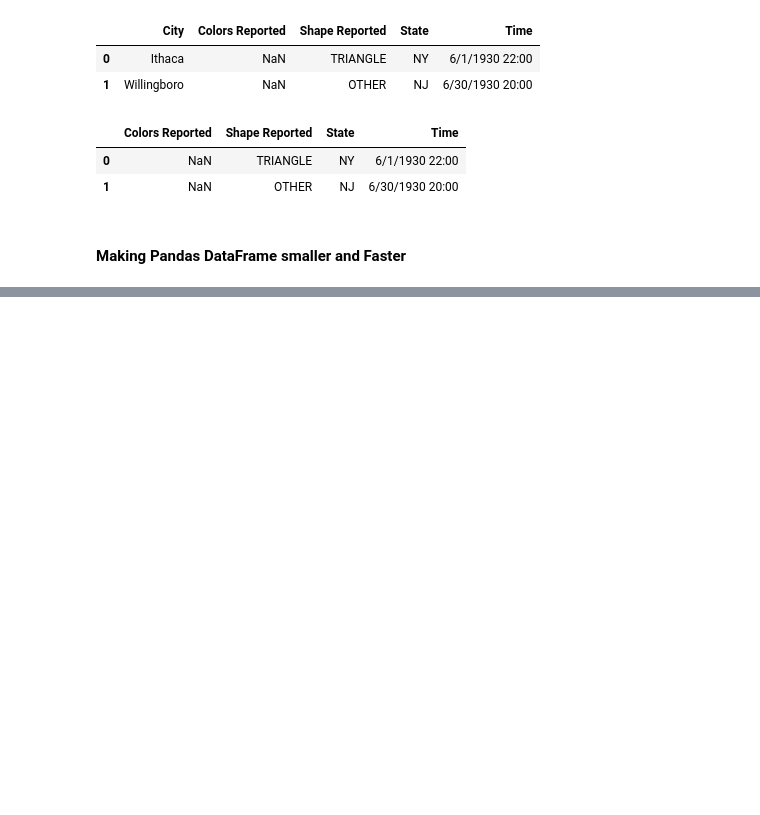
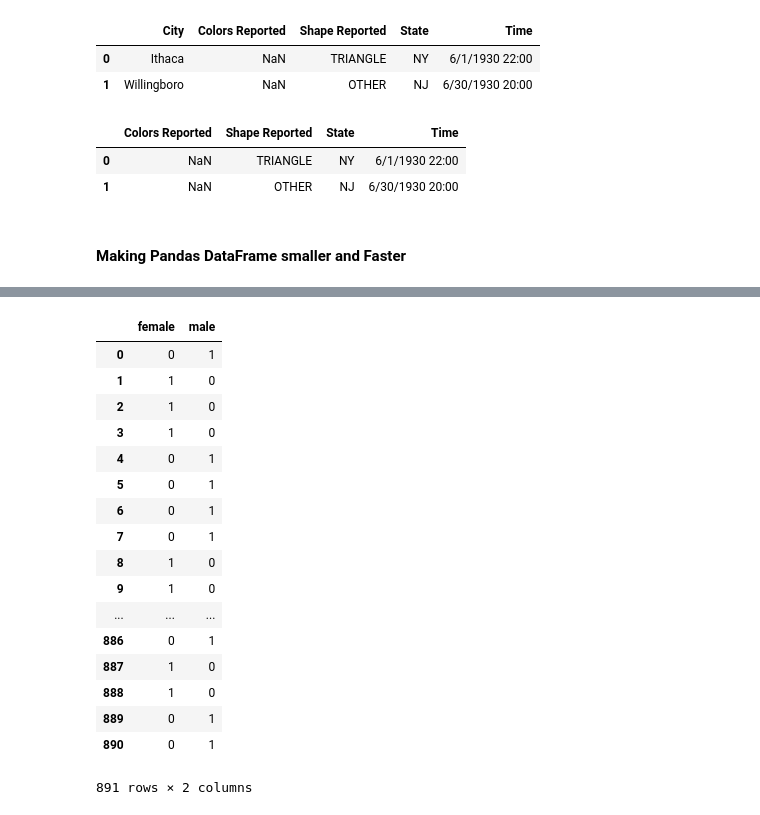
Before and after one commit to shmehta21/Pandas_demo, a Jupyter notebook: pandas.ipynb, the cells around one changed output, grey strips where cells are left out. Drawn from its saved outputs; the diff is of its cells as text; code cells hidden in the pictures; blank space fills up the shorter version.

```diff
--- a/pandas.ipynb
+++ b/pandas.ipynb
@@ -1191,0 +1325,21 @@ ufo.drop('City', axis=1).head(2)
+# %%
+pd.get_dummies(train.Sex)#get_dummies creates as many no. of columns as the no. of distinct values in the train.Sex column
+# %% [output]
+|  | female | male |
+| 0 | 0 | 1 |
+| 1 | 1 | 0 |
+| 2 | 1 | 0 |
+| 3 | 1 | 0 |
+| 4 | 0 | 1 |
+| 5 | 0 | 1 |
+| 6 | 0 | 1 |
+| 7 | 0 | 1 |
+| 8 | 1 | 0 |
+| 9 | 1 | 0 |
+| ... | ... | ... |
+| 886 | 0 | 1 |
+| 887 | 1 | 0 |
+| 888 | 1 | 0 |
+| 889 | 0 | 1 |
+| 890 | 0 | 1 |
+891 rows × 2 columns
```
Also changed, not shown: parts of 24 cells of this notebook.
